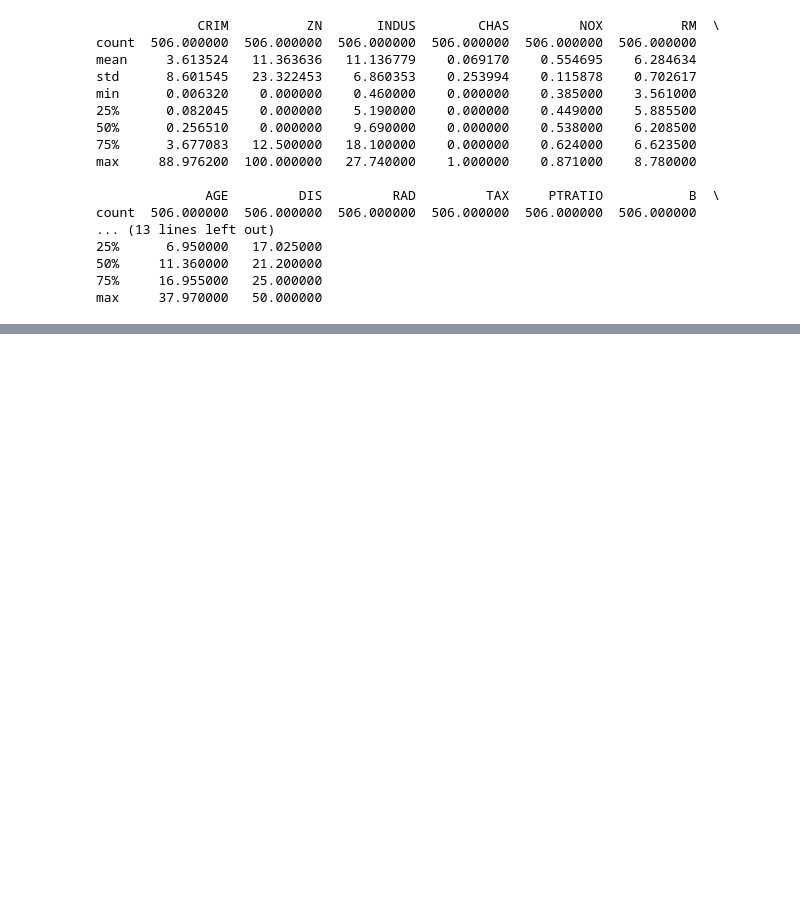
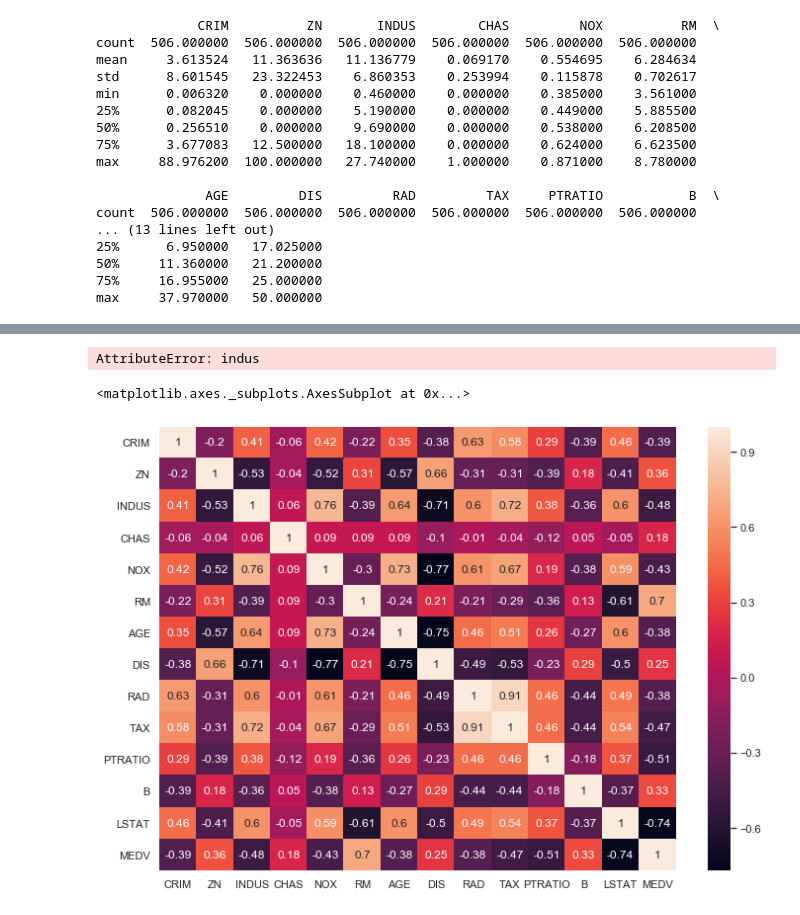
Before and after one commit to Nayade2lu/machine-learning, a Jupyter notebook: Project Machine Learning Lucia Saura Corella.ipynb, the cells around one changed output, grey strips where cells are left out. Cells and saved outputs as stored; diff of their text form; code cells hidden in the pictures; blank space fills up the shorter version.

```diff
--- a/Project Machine Learning Lucia Saura Corella.ipynb
+++ b/Project Machine Learning Lucia Saura Corella.ipynb
@@ -142,0 +186,17 @@ max     37.970000   50.000000
+# %%
+# Using pyplot to plot the prices
+boston['chas'] = boston.indus
+
+sns.set(rc={'figure.figsize':(11.7,8.27)})
+sns.distplot(boston['chas'], bins=30)
+plt.show()
+# %% [output]
+AttributeError: indus
+# %%
+#show linear correlations between variables
+correlation_matrix = bostondf.corr().round(2)
+# annot = True to print the values inside the square
+sns.heatmap(data=correlation_matrix, annot=True)
+# %% [output]
+<matplotlib.axes._subplots.AxesSubplot at 0x...>
+[figure, added]
```
Also changed, not shown: parts of 11 cells of this notebook.
